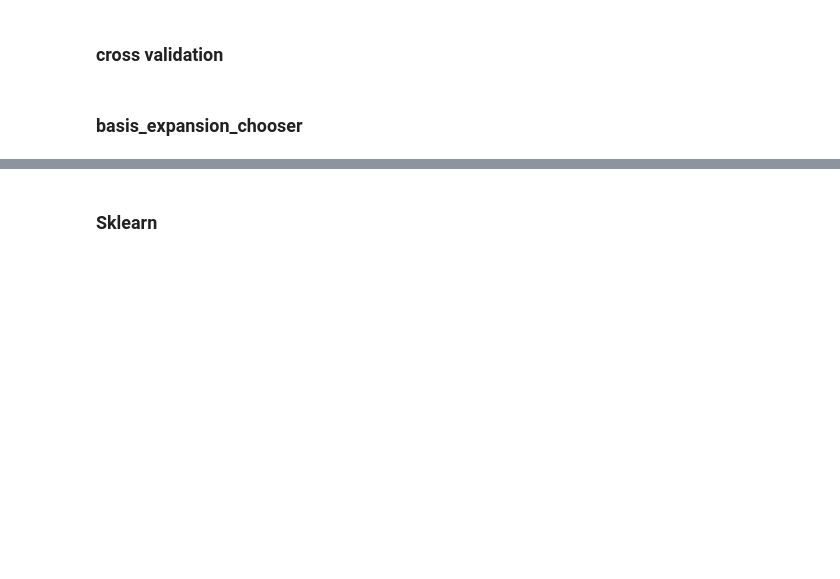
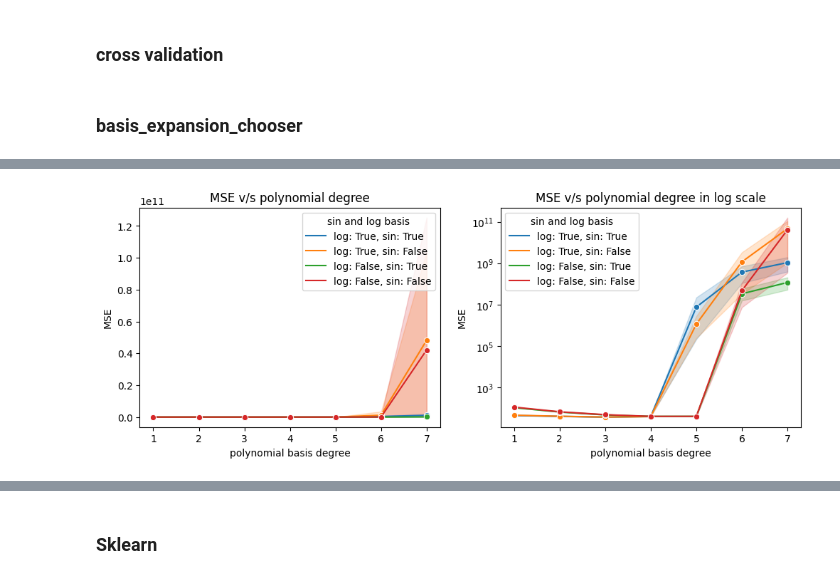
Before and after one commit to thapa-jeevan/Linear-Feature-Engineering, a Jupyter notebook: linear feature engineering.ipynb, the cells around one changed output, grey strips where cells are left out. Saved outputs shown, nothing was run; the diff lists cells and outputs as text; code cells hidden in the pictures; blank space fills up the shorter version.

```diff
--- a/linear feature engineering.ipynb
+++ b/linear feature engineering.ipynb
@@ -229,0 +219,15 @@ mse(ytrain, ls_predict(Xtrain, w_ls, basis))
+# %%
+basis_cvmse = []
+
+for s_id in range(0, 20000000, 10000):
+    np.random.seed(s_id)
+    # 1234892, 23
+
+    Xtrain, ytrain, Xtest = read_data()
+    basis, basis_cvmse = basis_expansion_chooser(Xtrain, ytrain)
+    w_ls = all_train_fit(Xtrain, ytrain, basis)
+    ytest_preds = model_predict(Xtest, w_ls, basis)
+
+#     print("\n", "Minimal MSE basis: ", basis)
+#     print("Train MSE loss:", mse(ytrain, model_predict(Xtrain, w_ls, basis)))
+    print("\r", s_id, end="")
@@ -229,0 +238,70 @@ mse(ytrain, ls_predict(Xtrain, w_ls, basis))
+# %%
+df_results = pd.DataFrame(basis_cvmse, columns=["include log basis", "include sin basis", "polynomial basis degree", "MSE"])
+df_results["log10 MSE"] = np.log10(df_results["MSE"])
+df_results["sin and log basis"] = df_results.apply(lambda x: f"log: {x['include log basis']}, sin: {x['include sin basis']}", axis=1)
+# %%
+
+fig, (ax1, ax2) = plt.subplots(
+    figsize=(12, 4),
+    ncols=2
+)
+
+sns.lineplot(
+    df_results[df_results["polynomial basis degree"] < 8],
+    x="polynomial basis degree",
+    y="MSE",
+    hue="sin and log basis",
+    marker="o",
+    errorbar=('ci', 95),
+    err_style='band',
+    ax=ax1
+)
+ax1.set_title("MSE v/s polynomial degree")
+
+
+sns.lineplot(
+    df_results[df_results["polynomial basis degree"] < 8],
+    x="polynomial basis degree",
+    y="MSE",
+    hue="sin and log basis",
+    marker="o",
+    err_style='band',
+    errorbar=('ci', 95),
+    ax=ax2
+)
+ax2.set(yscale="log")
+ax2.set_title("MSE v/s polynomial degree in log scale")
+
+plt.show()
+
+fig, (ax1, ax2) = plt.subplots(
+    figsize=(12, 4),
+    ncols=2
+)
+
+sns.lineplot(
+    df_results[df_results["polynomial basis degree"] < 6],
+    x="polynomial basis degree",
+    y="MSE",
+    hue="sin and log basis",
+    marker="o",
+    errorbar=('ci', 95),
+    err_style='band',
+    ax=ax1
+)
+ax1.set_xticks(range(6))
+
+sns.lineplot(
+    df_results[df_results["polynomial basis degree"] < 6],
+    x="polynomial basis degree",
+    y="MSE",
+    hue="sin and log basis",
+    marker="s",
+    err_style='band',
+    errorbar=('ci', 95),
+    ax=ax2
+)
+ax2.set_xticks(range(6))
+ax2.set(yscale="log")
+# %% [output]
+[figure, added]
```
Also changed, not shown: parts of 62 cells of this notebook, 10 other files.
